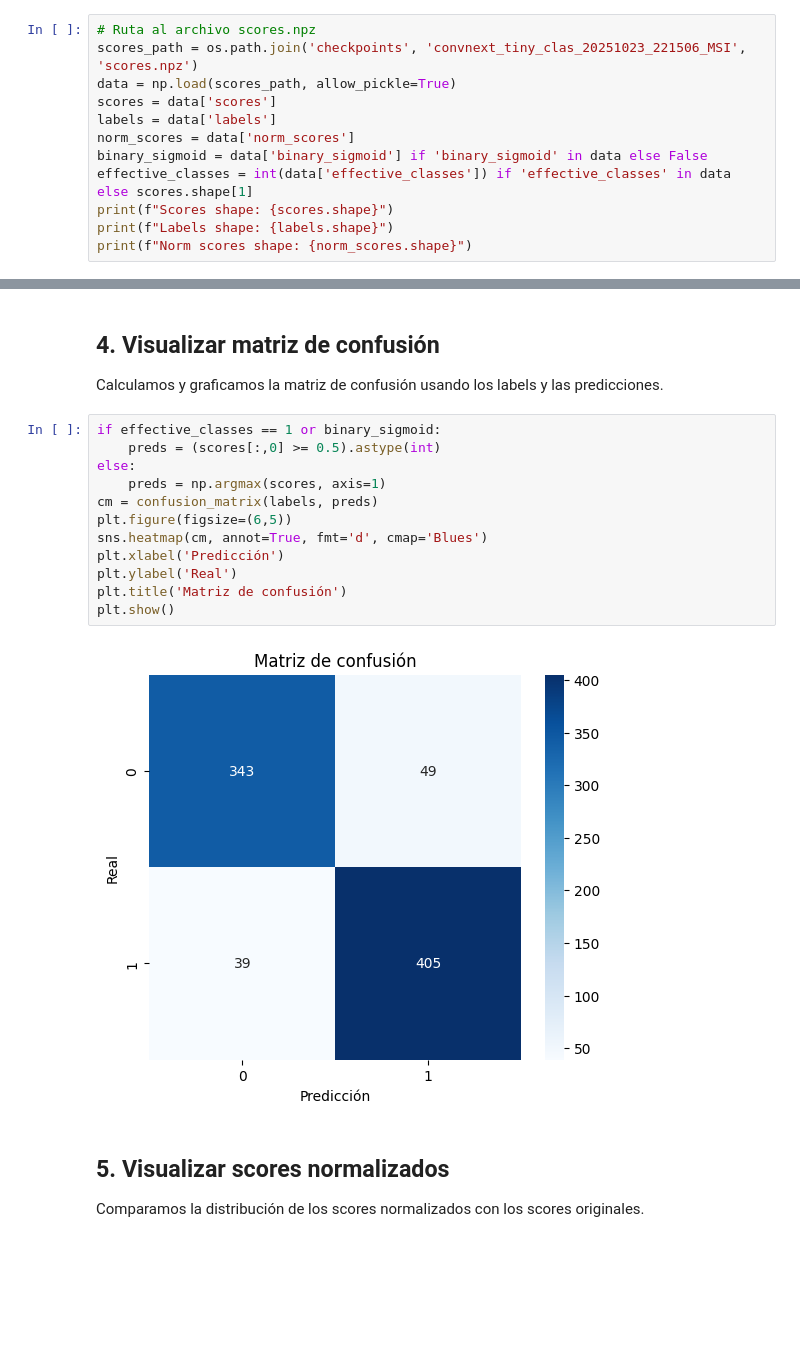
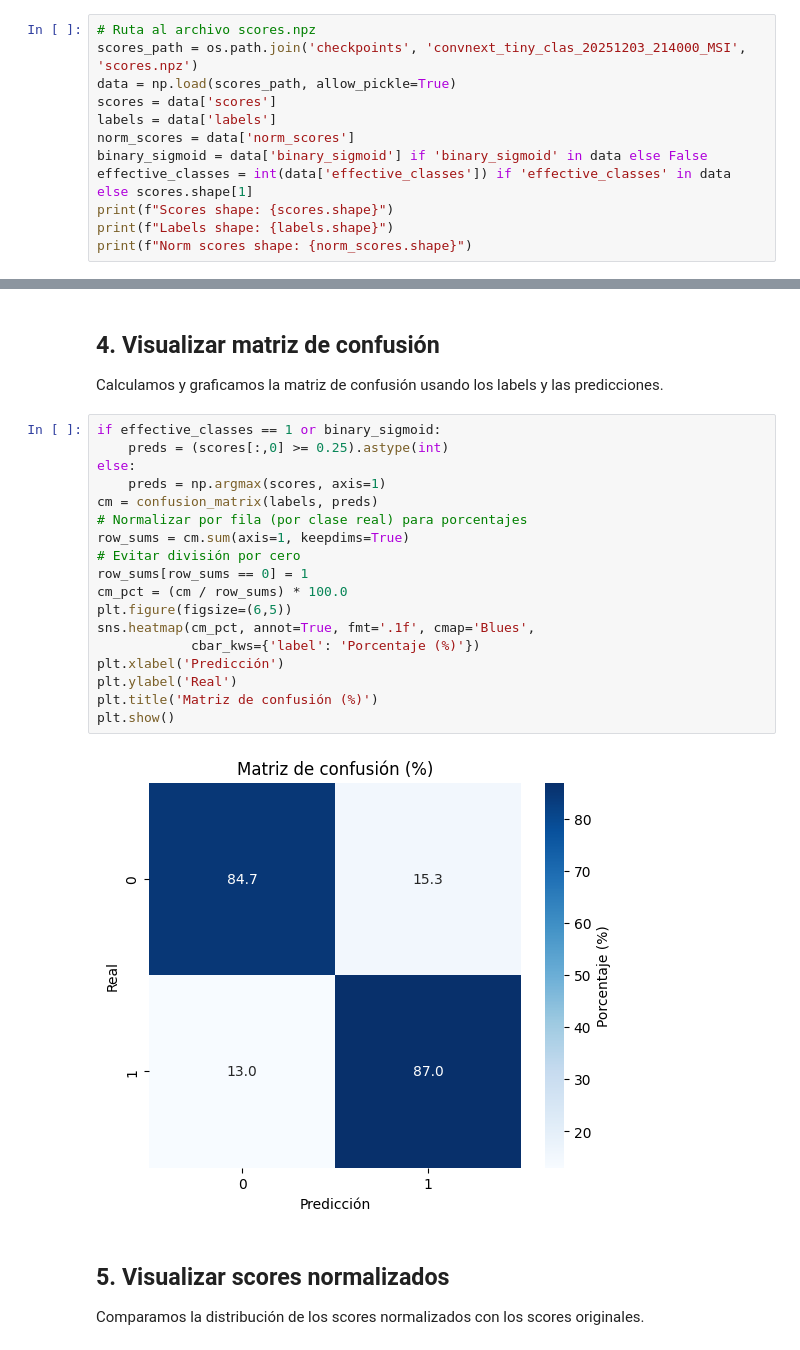
Before and after one commit to eddyarias/TIC_Modelos_Melanoma, a Jupyter notebook: visualizar_scores.ipynb, the cells around one changed output, grey strips where cells are left out. Cells and saved outputs as stored; diff of their text form; blank space fills up the shorter version.

```diff
--- a/visualizar_scores.ipynb
+++ b/visualizar_scores.ipynb
@@ -11,7 +11,7 @@ import os
 Cargamos el archivo de scores y extraemos los datos relevantes para el análisis.
 # %%
 # Ruta al archivo scores.npz
-scores_path = os.path.join('checkpoints', 'convnext_tiny_clas_20251023_221506_MSI', 'scores.npz')
+scores_path = os.path.join('checkpoints', 'convnext_tiny_clas_20251203_214000_MSI', 'scores.npz')
 data = np.load(scores_path, allow_pickle=True)
 scores = data['scores']
 labels = data['labels']
@@ -49,18 +49,24 @@ plt.show()
 Calculamos y graficamos la matriz de confusión usando los labels y las predicciones.
 # %%
 if effective_classes == 1 or binary_sigmoid:
-    preds = (scores[:,0] >= 0.5).astype(int)
+    preds = (scores[:,0] >= 0.25).astype(int)
 else:
     preds = np.argmax(scores, axis=1)
 cm = confusion_matrix(labels, preds)
+# Normalizar por fila (por clase real) para porcentajes
+row_sums = cm.sum(axis=1, keepdims=True)
+# Evitar división por cero
+row_sums[row_sums == 0] = 1
+cm_pct = (cm / row_sums) * 100.0
 plt.figure(figsize=(6,5))
-sns.heatmap(cm, annot=True, fmt='d', cmap='Blues')
+sns.heatmap(cm_pct, annot=True, fmt='.1f', cmap='Blues',
+            cbar_kws={'label': 'Porcentaje (%)'})
 plt.xlabel('Predicción')
 plt.ylabel('Real')
-plt.title('Matriz de confusión')
+plt.title('Matriz de confusión (%)')
 plt.show()
 # %% [output]
-[figure, old version]
+[figure, new version]
 # %% [markdown]
 ## 5. Visualizar scores normalizados
 Comparamos la distribución de los scores normalizados con los scores originales.
```
Also changed, not shown: parts of 2 cells of this notebook, 2 other files.
